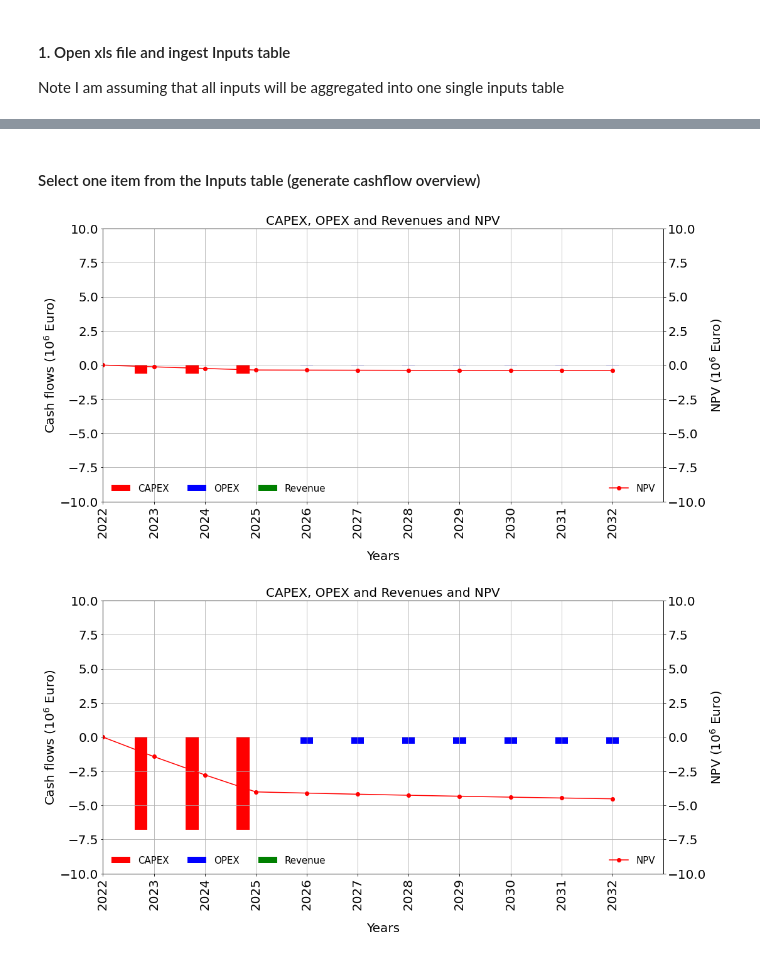
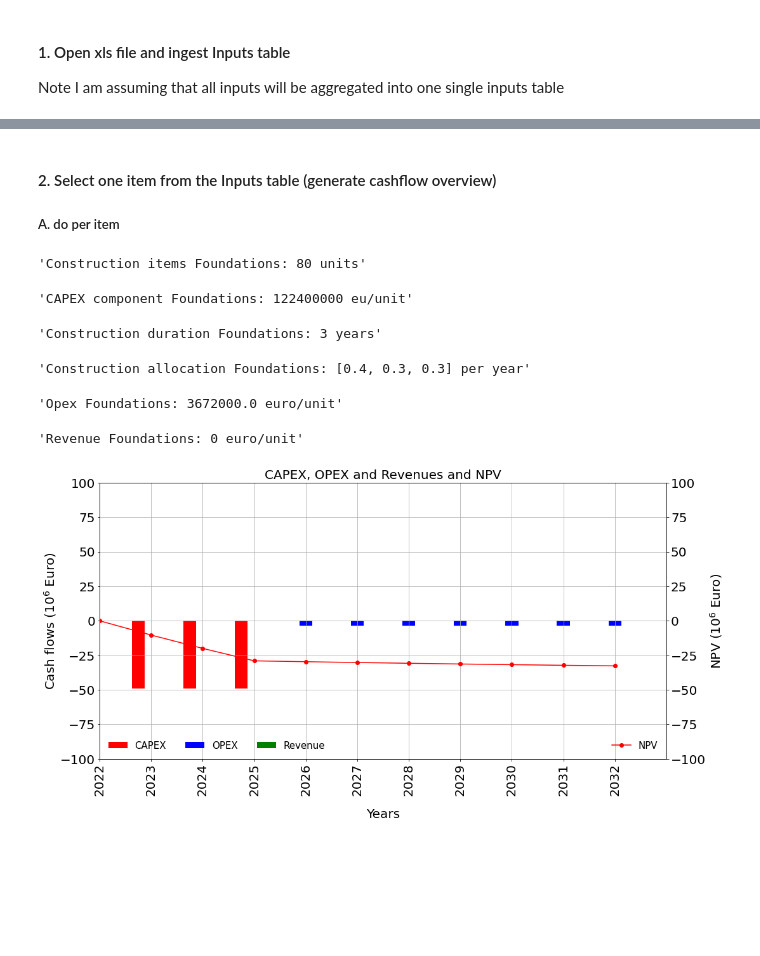
Before and after one commit to VanOord/OpenSCSim, a Jupyter notebook: From XLS to cashflow.ipynb, the cells around one changed output, grey strips where cells are left out. Drawn from its saved outputs; the diff is of its cells as text; code cells hidden in the pictures; blank space fills up the shorter version.

```diff
--- a/From XLS to cashflow.ipynb
+++ b/From XLS to cashflow.ipynb
@@ -47,4 +47,5 @@ Inputs.head()
 | 3 | Wind energy source & Transport | Offshore wind park | Foundations | Capex | Jacket or monopile costs (Procure... | 400000 | € / unit | Procurement |
 | 4 | Wind energy source & Transport | Offshore wind park | Foundations | Capex | Jacket or monopile costs (Install... | 300000 | € / unit | Installation |
 # %% [markdown]
-#### Select one item from the Inputs table (generate cashflow overview)
+#### 2. Select one item from the Inputs table (generate cashflow overview)
+##### A. do per item
@@ -55,10 +52,12 @@ df_npv = calculate_npv(df)
-# %%
-create_npv_plot(df_npv)
-# %% [output]
-[figure, removed]
-# %%
-df = Inputs_2_cashflow(Inputs, startyear=2022, lifecycle=11, component='Turbines',Debug=False)
-df_npv = calculate_npv(df)
-create_npv_plot(df_npv)
-# %% [output]
-[figure, removed]
+# %%
+df_Foundations = Inputs_2_cashflow(Inputs, startyear=2022, lifecycle=11, component='Foundations',Debug=True)
+df_npv_Foundations = calculate_npv(df_Foundations)
+create_npv_plot(df_npv_Foundations, cash_flow_lims=[-100,100], npv_lims=[-100,100])
+# %% [output]
+'Construction items Foundations: 80 units'
+'CAPEX component Foundations: 122400000 eu/unit'
+'Construction duration Foundations: 3 years'
+'Construction allocation Foundations: [0.4, 0.3, 0.3] per year'
+'Opex Foundations: 3672000.0 euro/unit'
+'Revenue Foundations: 0 euro/unit'
+[figure, added]
```
Also changed, not shown: parts of 9 cells of this notebook, 2 other files.
